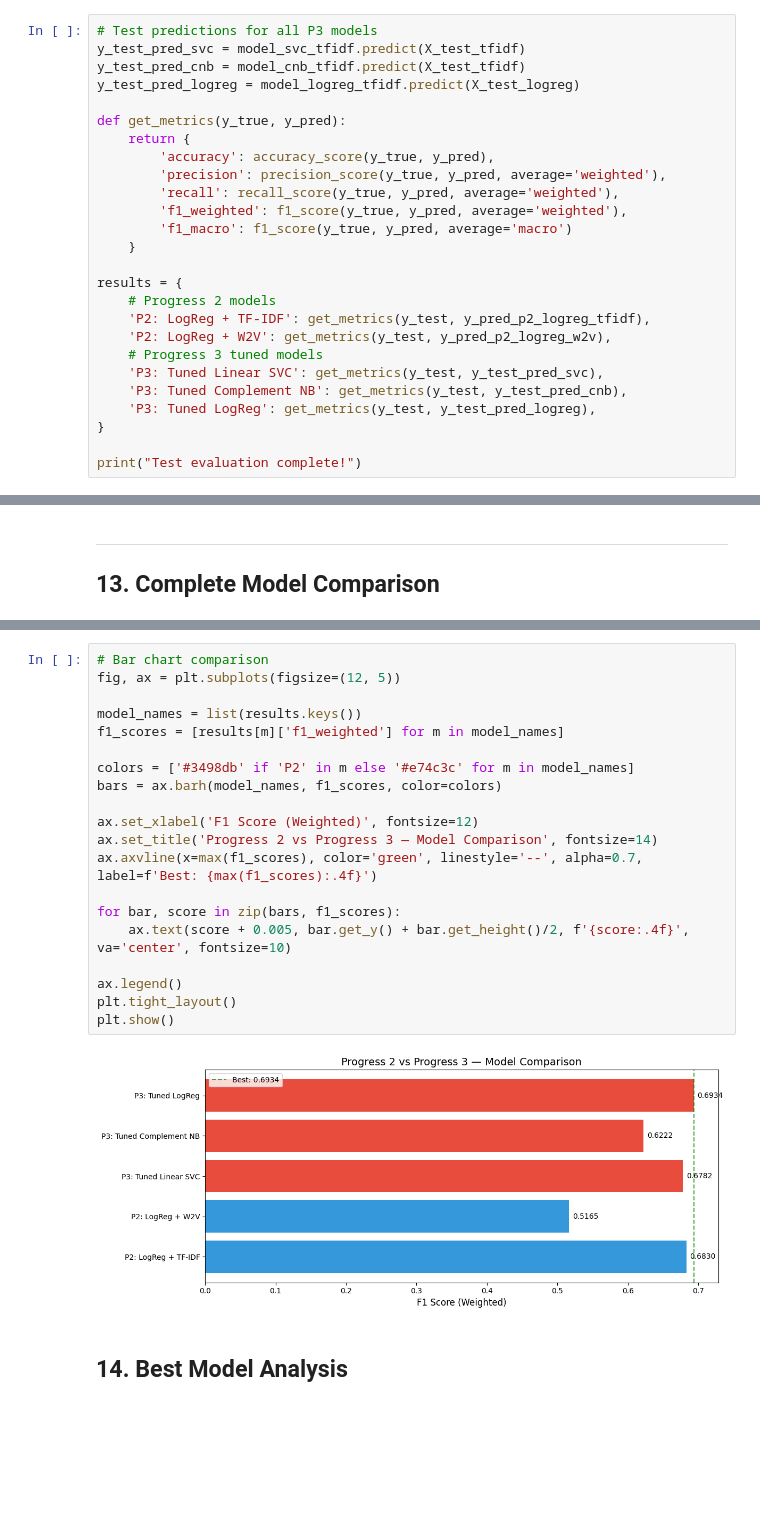
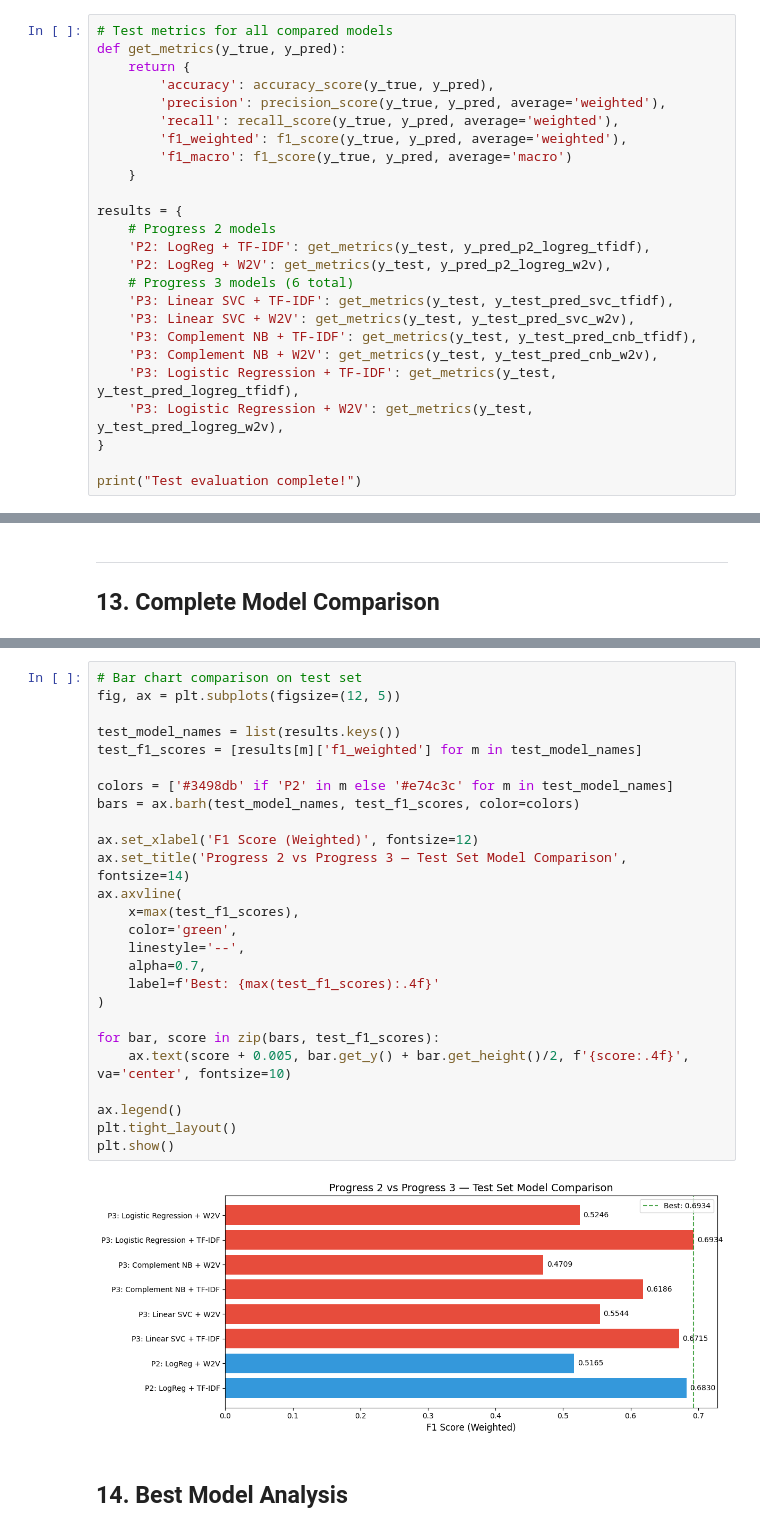
Before and after one commit to aristelcrowley/logical-fallacy-classification, a Jupyter notebook: progress_3.ipynb, the cells around one changed output, grey strips where cells are left out. Cells and saved outputs as stored; diff of their text form; blank space fills up the shorter version.

Commit message:
feat(p3): add w2v as encoder to the 3 models as well
- coz apparently i need atleast 2 text representation for progress 3 fully knowing w2v is gonn be shit anw regrettably

```diff
--- a/progress_3.ipynb
+++ b/progress_3.ipynb
@@ -585,11 +445,7 @@ LogReg TF-IDF Matrix Shapes:
 ---
 ## 12. Test Evaluation - All Models
 # %%
-# Test predictions for all P3 models
-y_test_pred_svc = model_svc_tfidf.predict(X_test_tfidf)
-y_test_pred_cnb = model_cnb_tfidf.predict(X_test_tfidf)
-y_test_pred_logreg = model_logreg_tfidf.predict(X_test_logreg)
-
+# Test metrics for all compared models
 def get_metrics(y_true, y_pred):
     return {
         'accuracy': accuracy_score(y_true, y_pred),
@@ -603,10 +459,13 @@ results = {
     # Progress 2 models
     'P2: LogReg + TF-IDF': get_metrics(y_test, y_pred_p2_logreg_tfidf),
     'P2: LogReg + W2V': get_metrics(y_test, y_pred_p2_logreg_w2v),
-    # Progress 3 tuned models
-    'P3: Tuned Linear SVC': get_metrics(y_test, y_test_pred_svc),
-    'P3: Tuned Complement NB': get_metrics(y_test, y_test_pred_cnb),
-    'P3: Tuned LogReg': get_metrics(y_test, y_test_pred_logreg),
+    # Progress 3 models (6 total)
+    'P3: Linear SVC + TF-IDF': get_metrics(y_test, y_test_pred_svc_tfidf),
+    'P3: Linear SVC + W2V': get_metrics(y_test, y_test_pred_svc_w2v),
+    'P3: Complement NB + TF-IDF': get_metrics(y_test, y_test_pred_cnb_tfidf),
+    'P3: Complement NB + W2V': get_metrics(y_test, y_test_pred_cnb_w2v),
+    'P3: Logistic Regression + TF-IDF': get_metrics(y_test, y_test_pred_logreg_tfidf),
+    'P3: Logistic Regression + W2V': get_metrics(y_test, y_test_pred_logreg_w2v),
 }
 
 print("Test evaluation complete!")
@@ -654,25 +516,31 @@ display(comparison_df.style.format({
 # %%
-# Bar chart comparison
+# Bar chart comparison on test set
 fig, ax = plt.subplots(figsize=(12, 5))
 
-model_names = list(results.keys())
-f1_scores = [results[m]['f1_weighted'] for m in model_names]
+test_model_names = list(results.keys())
+test_f1_scores = [results[m]['f1_weighted'] for m in test_model_names]
 
-colors = ['#3498db' if 'P2' in m else '#e74c3c' for m in model_names]
-bars = ax.barh(model_names, f1_scores, color=colors)
+colors = ['#3498db' if 'P2' in m else '#e74c3c' for m in test_model_names]
+bars = ax.barh(test_model_names, test_f1_scores, color=colors)
 
 ax.set_xlabel('F1 Score (Weighted)', fontsize=12)
-ax.set_title('Progress 2 vs Progress 3 — Model Comparison', fontsize=14)
-ax.axvline(x=max(f1_scores), color='green', linestyle='--', alpha=0.7, label=f'Best: {max(f1_scores):.4f}')
+ax.set_title('Progress 2 vs Progress 3 — Test Set Model Comparison', fontsize=14)
+ax.axvline(
+    x=max(test_f1_scores),
+    color='green',
+    linestyle='--',
+    alpha=0.7,
+    label=f'Best: {max(test_f1_scores):.4f}'
+)
 
-for bar, score in zip(bars, f1_scores):
+for bar, score in zip(bars, test_f1_scores):
     ax.text(score + 0.005, bar.get_y() + bar.get_height()/2, f'{score:.4f}', va='center', fontsize=10)
 
 ax.legend()
 plt.tight_layout()
 plt.show()
 # %% [output]
-[figure, old version]
+[figure, new version]
 # %% [markdown]
 ## 14. Best Model Analysis
 # %%
```
Also changed, not shown: parts of 26 cells of this notebook, 10 other files.
